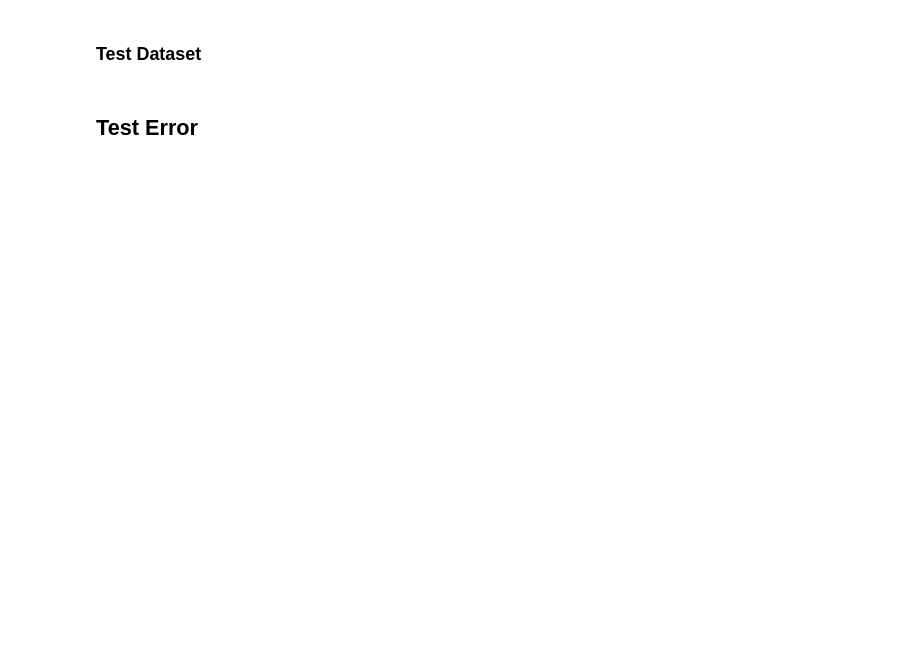
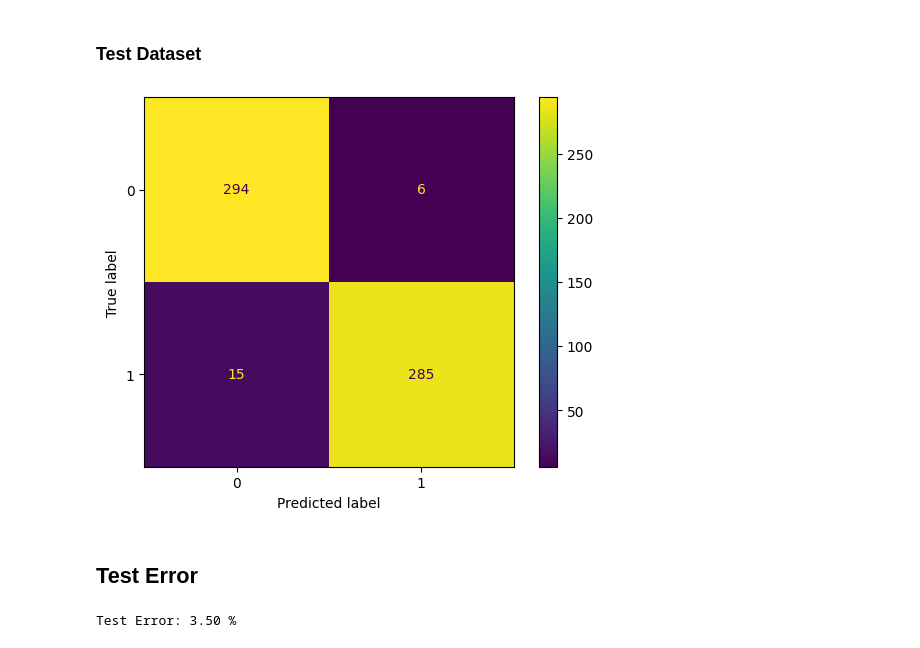
Before and after one commit to RynoXLI/PSL, a Jupyter notebook: code5/code5.ipynb, the cells around one changed output. Saved outputs shown, nothing was run; the diff lists cells and outputs as text; code cells hidden in the pictures; blank space fills up the shorter version.

```diff
--- a/code5/code5.ipynb
+++ b/code5/code5.ipynb
@@ -175,8 +192,15 @@ plt.show()
 # %% [markdown]
 ### Test Dataset
+# %%
+fig = ConfusionMatrixDisplay(confusion_matrix(test_y, test_y_pred))
+fig.plot()
+plt.show()
+# %% [output]
+[figure, added]
 # %% [markdown]
 ## Test Error
 # %%
-acc = accuracy_score(Y_test == Y_test.max(), Y_pred.reshape(-1) > 0)
-print(f'Accuracy: {acc:.2f}')
-print(f'Test Error: {1 - acc:.2f}')
+acc = accuracy_score(test_y, test_y_pred)
+print(f'Test Error: {(1 - acc) * 100:.2f} %')
+# %% [output]
+Test Error: 3.50 %
```
Also changed, not shown: parts of 10 cells of this notebook.
